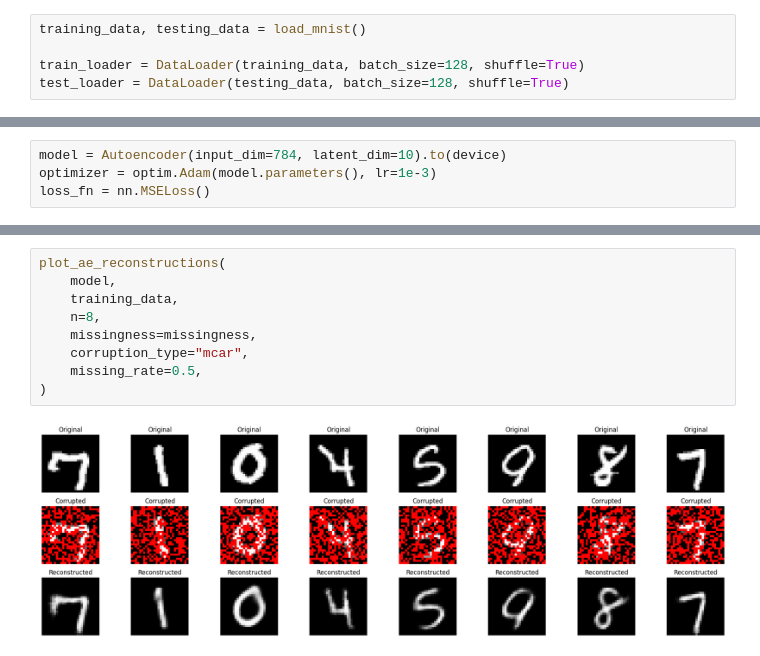
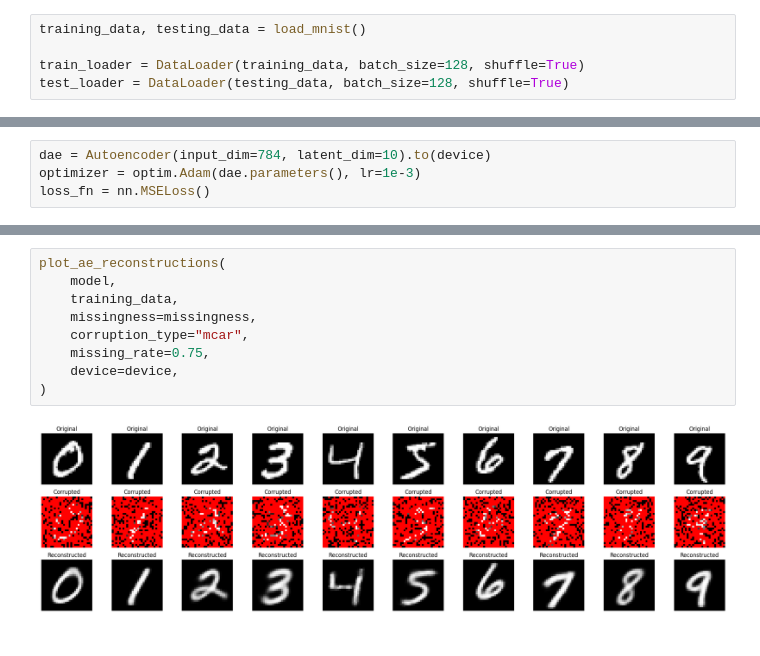
Before and after one commit to woullufy/deep-imputation-techniques, a Jupyter notebook: notebooks/dae.ipynb, the cells around one changed output, grey strips where cells are left out. Cells and saved outputs as stored; diff of their text form.

```diff
--- a/notebooks/dae.ipynb
+++ b/notebooks/dae.ipynb
@@ -22,6 +24,6 @@ corruption_kwargs = {"missing_rate": 0.2}
 # %%
-model = Autoencoder(input_dim=784, latent_dim=10).to(device)
-optimizer = optim.Adam(model.parameters(), lr=1e-3)
+dae = Autoencoder(input_dim=784, latent_dim=10).to(device)
+optimizer = optim.Adam(dae.parameters(), lr=1e-3)
 loss_fn = nn.MSELoss()
 # %%
 losses = train_autoencoder(
@@ -51,11 +57,11 @@ plt.show()
 # %%
 plot_ae_reconstructions(
     model,
     training_data,
-    n=8,
     missingness=missingness,
     corruption_type="mcar",
-    missing_rate=0.5,
+    missing_rate=0.75,
+    device=device,
 )
 # %% [output]
-[figure, old version]
+[figure, new version]
```
Also changed, not shown: parts of 9 cells of this notebook, 4 other files.
